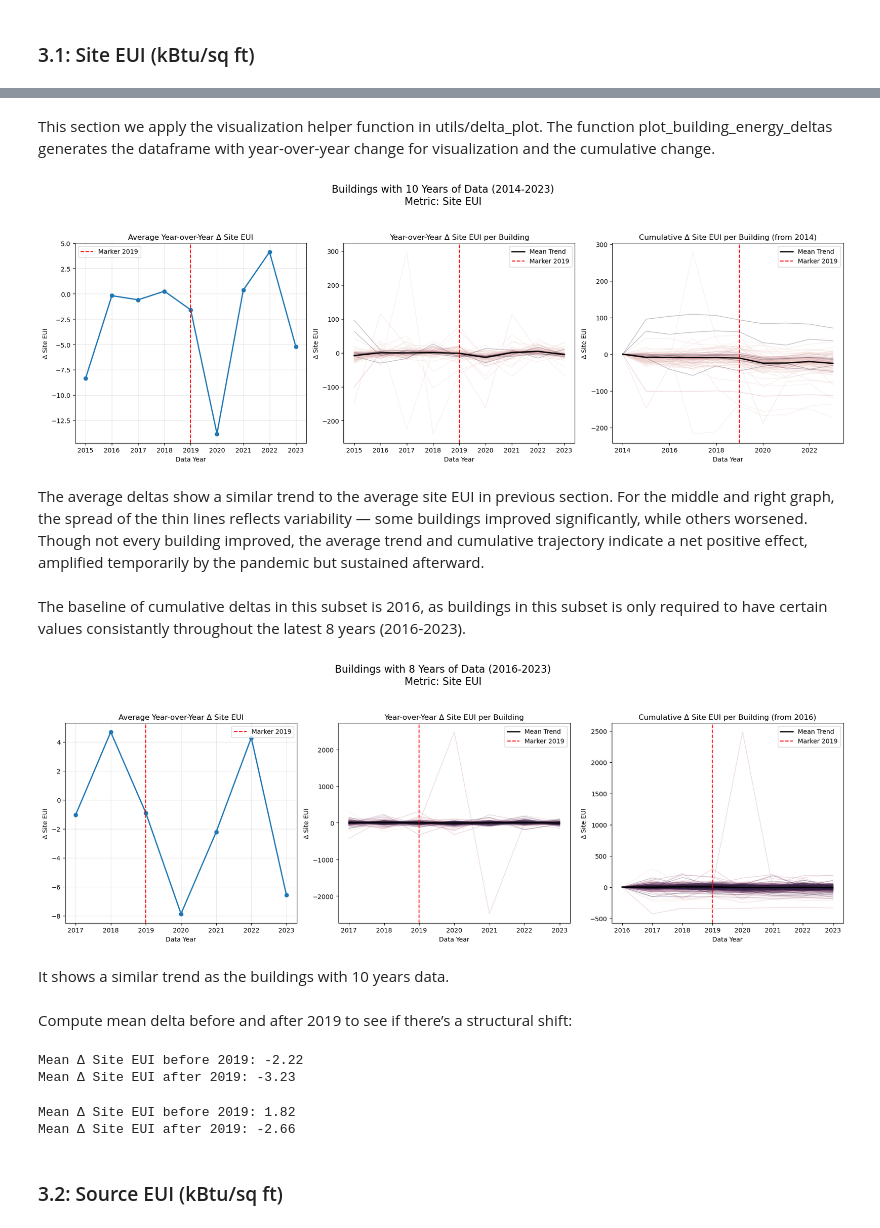
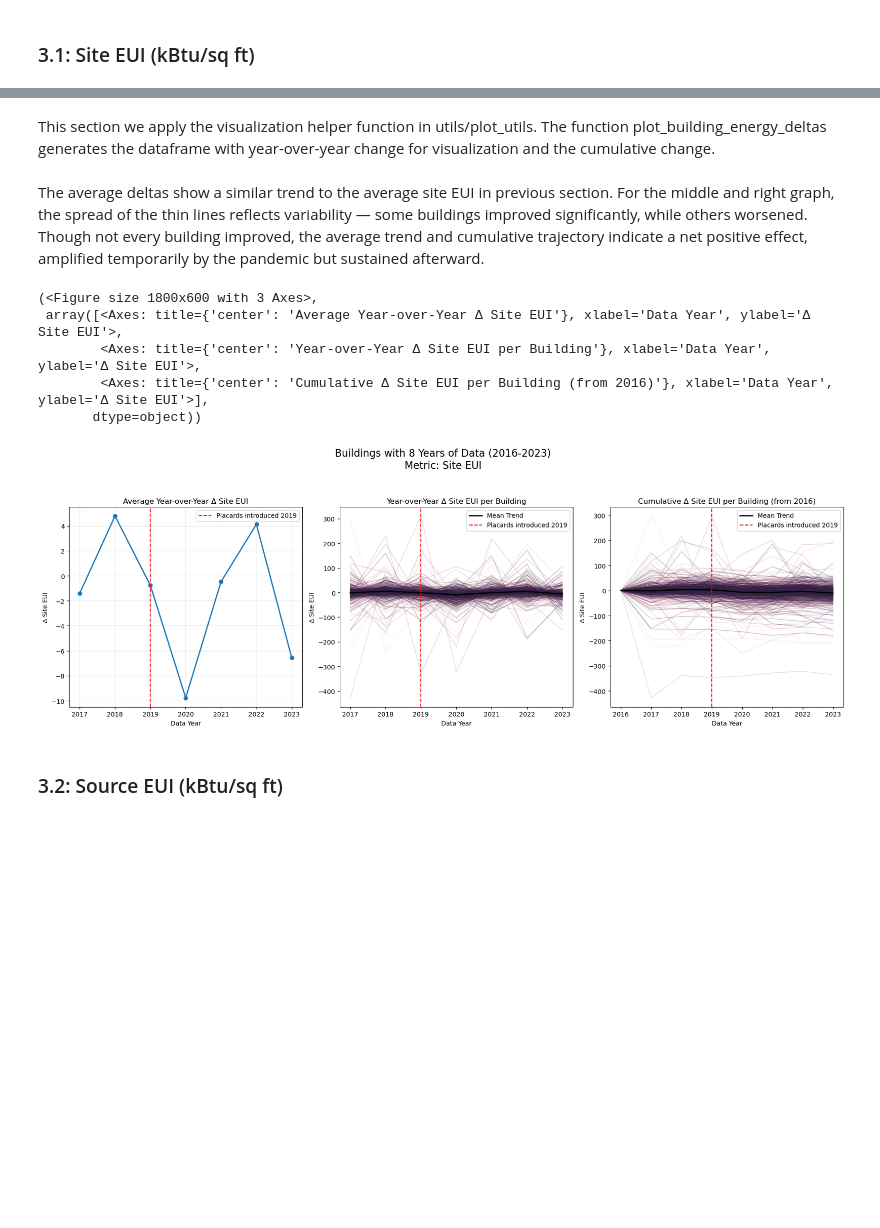
Before and after one commit to dsi-clinic/2025-autumn-city-of-chicago-energy, a Jupyter notebook: notebooks/building.ipynb, the cells around one changed output, grey strips where cells are left out. Drawn from its saved outputs; the diff is of its cells as text; code cells hidden in the pictures; blank space fills up the shorter version.

```diff
--- a/notebooks/building.ipynb
+++ b/notebooks/building.ipynb
@@ -32,0 +14,12 @@ Loaded dataset with 28,329 rows and 31 columns.
+# %%
+import matplotlib.pyplot as plt
+
+# Load the data loader function
+data = load_data()
+energy_data = concurrent_buildings(data, 2016, 2023)
+
+# Print basic information
+print(
+    f"Loaded dataset with {energy_data.shape[0]:,} rows and {energy_data.shape[1]} columns."
+)
+energy_data.head()
@@ -135,5 +64,11 @@ energy_10.groupby("Primary Property Type")["ID"].nunique().reset_index().sort_va
 # %%
-energy_8.groupby("Primary Property Type")["ID"].nunique().reset_index().sort_values(
+energy_data = energy_data[
+    energy_data["Primary Property Type"].notna()
+    & (energy_data["Primary Property Type"].str.lower() != "nan")
+]
+print(energy_data.shape)
+
+energy_data.groupby("Primary Property Type")["ID"].nunique().reset_index().sort_values(
     by="ID", ascending=False
 ).head(15)
 # %% [output]
@@ -183,8 +103,6 @@ site_eui_10.head()
 # %%
 # Site EUI over 8-years buildings (2016-2023)
-site_eui_8 = pivot_energy_metric(
-    energy_8, metric_col="Site EUI (kBtu/sq ft)", start_year=2016, end_year=2023
-)
-print(site_eui_8.shape)
-site_eui_8.head()
+site_eui = pivot_energy_metric(metric_col="Site EUI (kBtu/sq ft)", input_df=energy_data)
+print(site_eui.shape)
+site_eui.head()
 # %% [output]
@@ -504,24 +262,16 @@ from delta_plot import plot_building_energy_deltas, plot_mean_cumulative_changes
 # %% [markdown]
-This section we apply the visualization helper function in utils/delta_plot. The function plot_building_energy_deltas generates the dataframe with year-over-year change for visualization and the cumulative change.
+This section we apply the visualization helper function in utils/plot_utils. The function plot_building_energy_deltas generates the dataframe with year-over-year change for visualization and the cumulative change.
-# %%
-# The Site EUI visualization for buildings all years (2014-2023)
-plot_building_energy_deltas(
-    site_eui_10, metric_name="Site EUI", start_year=2014, end_year=2023
-)
-# %% [output]
-[figure, removed]
 # %% [markdown]
 The average deltas show a similar trend to the average site EUI in previous section. For the middle and right graph, the spread of the thin lines reflects variability — some buildings improved significantly, while others worsened. Though not every building improved, the average trend and cumulative trajectory indicate a net positive effect, amplified temporarily by the pandemic but sustained afterward.
-# %% [markdown]
-The baseline of cumulative deltas in this subset is 2016, as buildings in this subset is only required to have certain values consistantly throughout the latest 8 years (2016-2023).
 # %%
 # The Site EUI visualization for buildings 8 years (2016-2023)
 plot_building_energy_deltas(
-    site_eui_8, metric_name="Site EUI", start_year=2016, end_year=2023
+    site_eui, metric_name="Site EUI", start_year=2016, end_year=2023
 )
 # %% [output]
+(<Figure size 1800x600 with 3 Axes>,
+ array([<Axes: title={'center': 'Average Year-over-Year Δ Site EUI'}, xlabel='Data Year', ylabel='Δ Site EUI'>,
+        <Axes: title={'center': 'Year-over-Year Δ Site EUI per Building'}, xlabel='Data Year', ylabel='Δ Site EUI'>,
+        <Axes: title={'center': 'Cumulative Δ Site EUI per Building (from 2016)'}, xlabel='Data Year', ylabel='Δ Site EUI'>],
+       dtype=object))
-[figure, old version]
+[figure, new version]
-# %% [markdown]
-It shows a similar trend as the buildings with 10 years data.
-# %% [markdown]
-Compute mean delta before and after 2019 to see if there’s a structural shift:
@@ -542,29 +278,2 @@ after_2019 = (
-# %%
-print(f"Mean Δ Site EUI before 2019: {before_2019:.2f}")
-print(f"Mean Δ Site EUI after 2019: {after_2019:.2f}")
-# %% [output]
-Mean Δ Site EUI before 2019: -2.22
-Mean Δ Site EUI after 2019: -3.23
-# %%
-# buildings constant 8 years (2016-2023)
-year_2016 = 2016
-before_2019 = (
-    eui_delta_8.loc[
-        :, (eui_delta_8.columns > year_2016) & (eui_delta_8.columns < MARKER_YEAR)
-    ]
-    .melt(value_name="delta")["delta"]
-    .mean()
-)
-after_2019 = (
-    eui_delta_8.loc[:, eui_delta_8.columns >= MARKER_YEAR]
-    .melt(value_name="delta")["delta"]
-    .mean()
-)
-
-print(f"Mean Δ Site EUI before 2019: {before_2019:.2f}")
-print(f"Mean Δ Site EUI after 2019: {after_2019:.2f}")
-# %% [output]
-Mean Δ Site EUI before 2019: 1.82
-Mean Δ Site EUI after 2019: -2.66
 # %% [markdown]
 ### 3.2: Source EUI (kBtu/sq ft)
```
Also changed, not shown: parts of 56 cells of this notebook, 3 other files.
